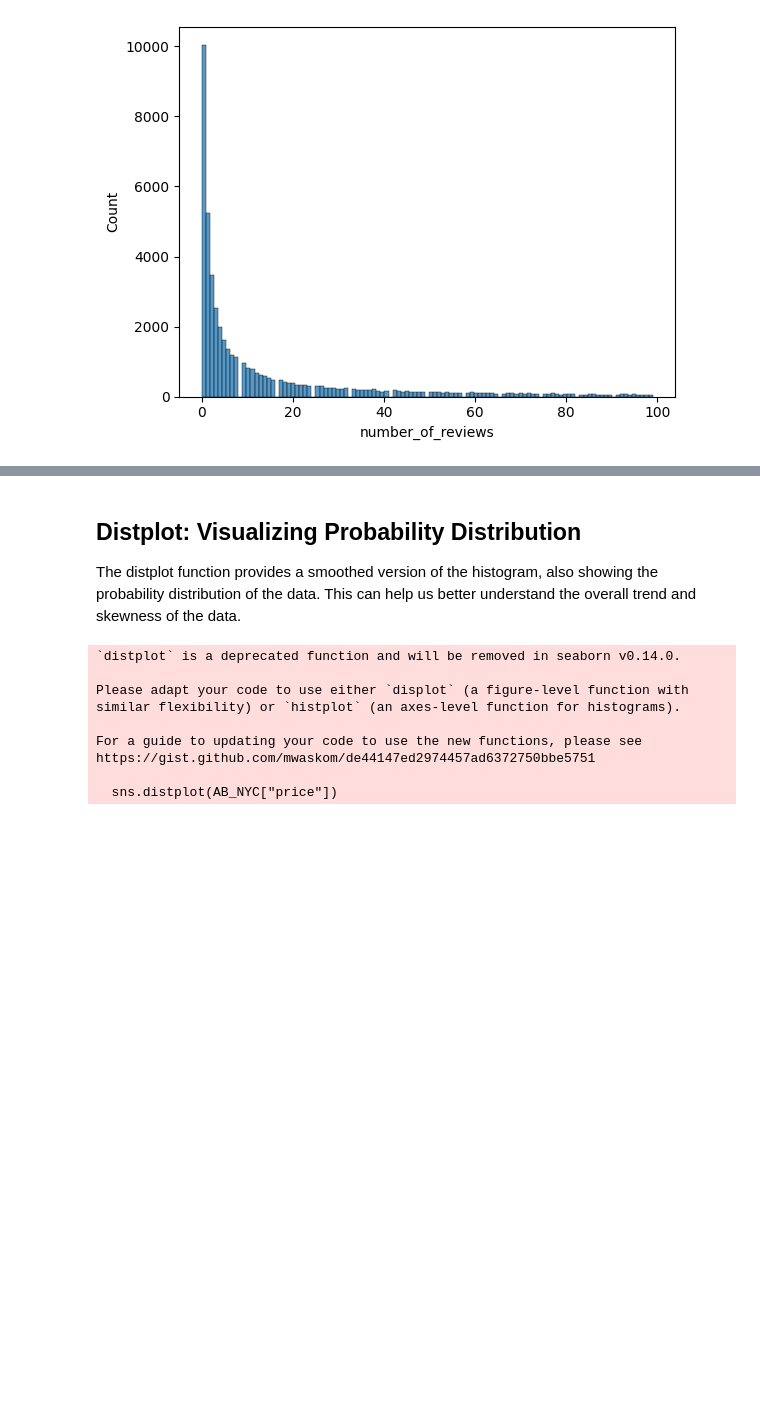
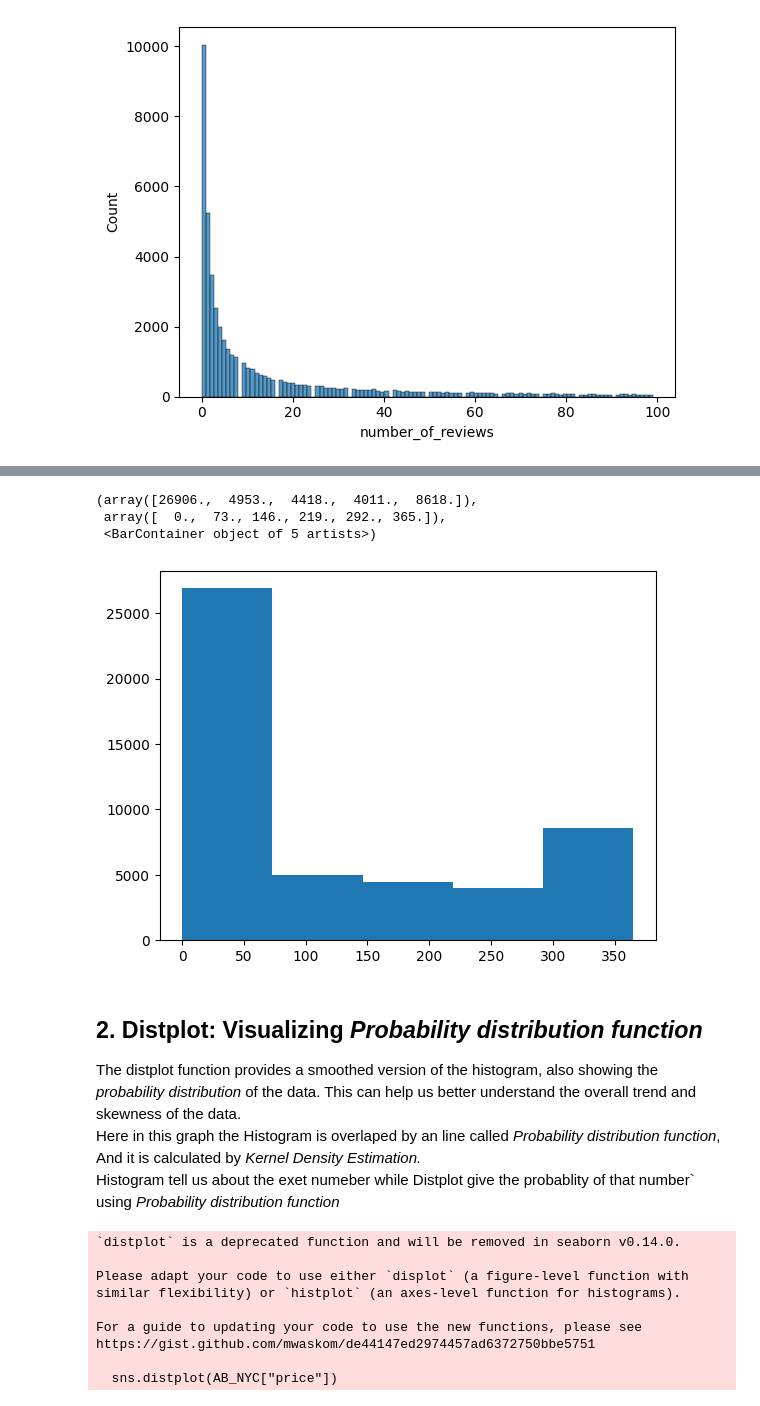
Before and after one commit to toshakgarg/Complete-Machine-learning, a Jupyter notebook: Data Analysis/Univariate analysis.ipynb, the cells around one changed output, grey strips where cells are left out. Drawn from its saved outputs; the diff is of its cells as text; code cells hidden in the pictures; blank space fills up the shorter version.

```diff
--- a/Data Analysis/Univariate analysis.ipynb
+++ b/Data Analysis/Univariate analysis.ipynb
@@ -138,6 +168,15 @@ sns.histplot(AB_NYC[AB_NYC["number_of_reviews"] < 100]["number_of_reviews"])
+# %%
+plt.hist(AB_NYC["availability_365"], bins=5)
+# %% [output]
+(array([26906.,  4953.,  4418.,  4011.,  8618.]),
+ array([  0.,  73., 146., 219., 292., 365.]),
+ <BarContainer object of 5 artists>)
+[figure, added]
 # %% [markdown]
-## Distplot: Visualizing Probability Distribution
- The distplot function provides a smoothed version of the histogram, also showing the probability distribution of the data. This can help us better understand the overall trend and skewness of the data.
+## **2. Distplot: Visualizing *Probability distribution function***
+The distplot function provides a smoothed version of the histogram, also showing the *probability distribution* of the data. This can help us better understand the overall trend and skewness of the data.
+Here in this graph the Histogram is overlaped by an line called *Probability distribution function*, And it is calculated by *Kernel Density Estimation.*
+Histogram tell us about the exet numeber while Distplot give the probablity of that number` using *Probability distribution function*
 # %%
 # Plotting a distplot for the 'price' column
 sns.distplot(AB_NYC["price"])
```
Also changed, not shown: parts of 12 cells of this notebook, 46 other files.
